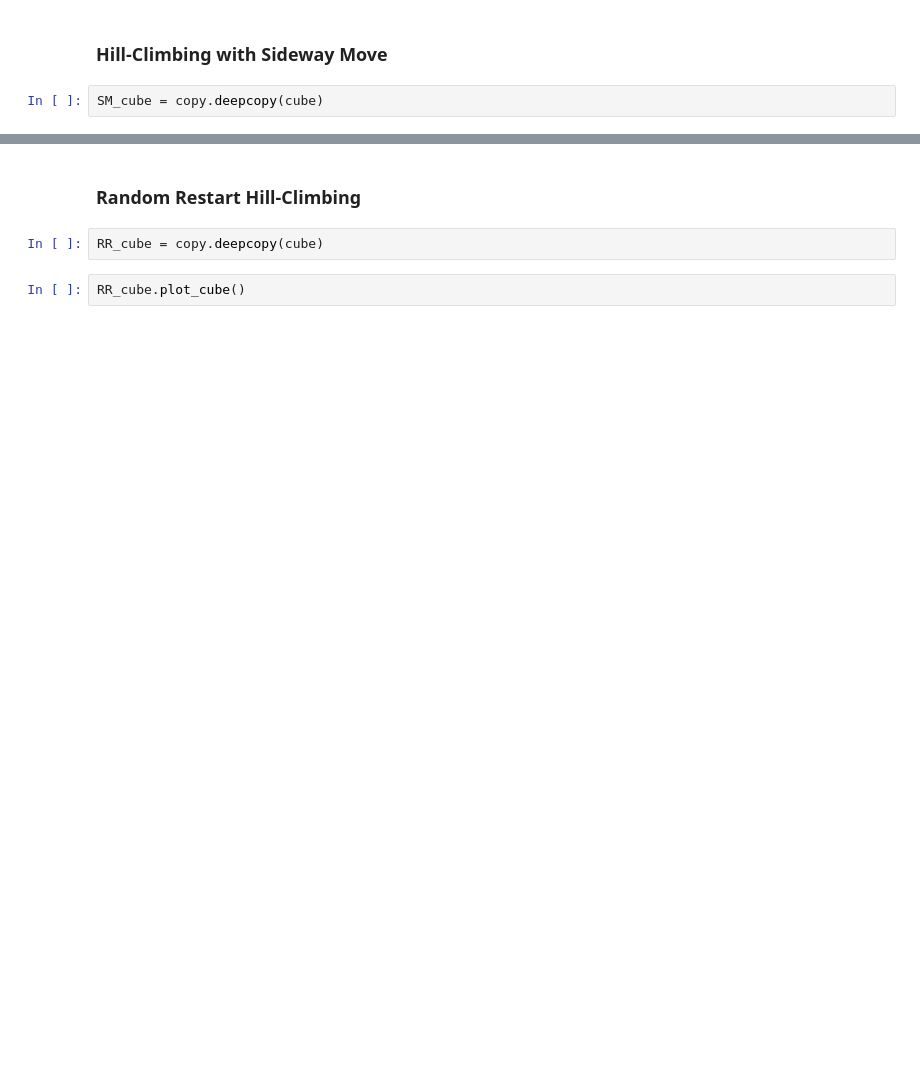
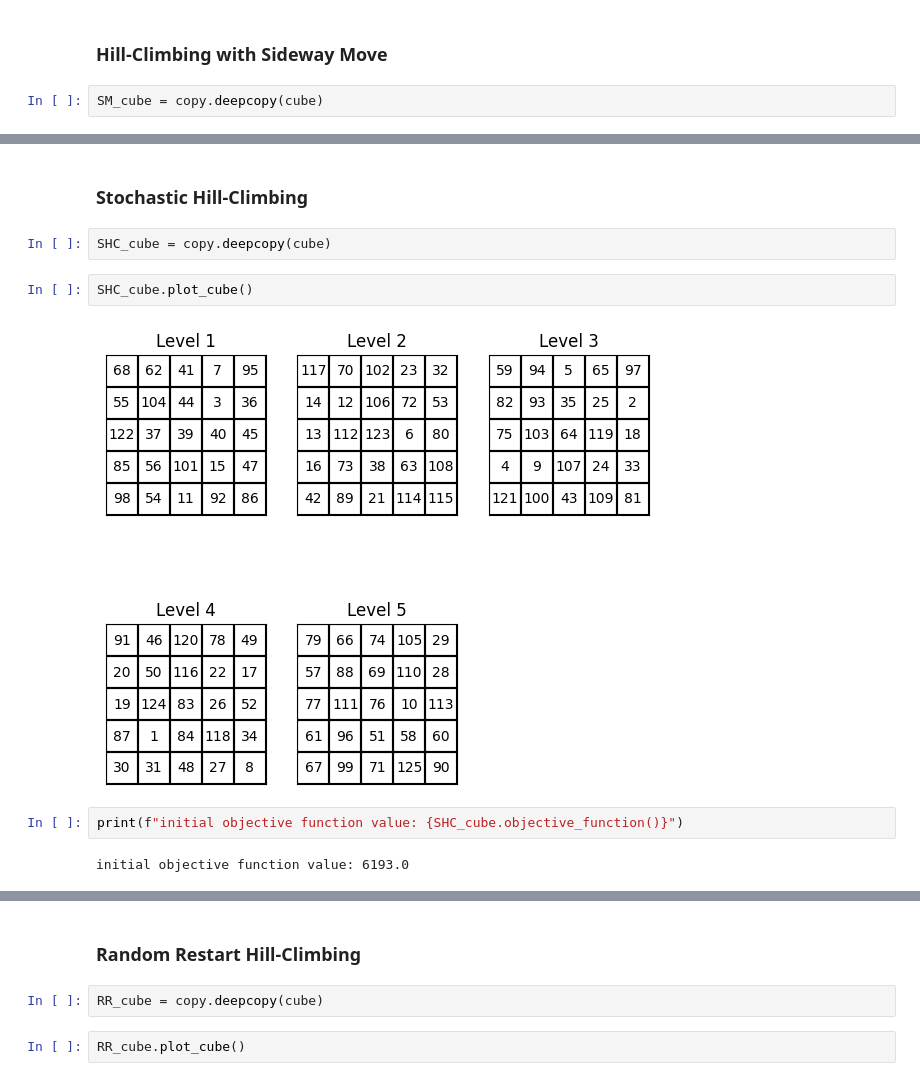
Before and after one commit to marcellinow/diagonal-magic-cube, a Jupyter notebook: main.ipynb, the cells around one changed output, grey strips where cells are left out. Cells and saved outputs as stored; diff of their text form; blank space fills up the shorter version.

Commit message:
Stochastic Hill Climb

```diff
--- a/main.ipynb
+++ b/main.ipynb
@@ -175,0 +199,12 @@ sideway.hist_plot()
+# %% [markdown]
+### Stochastic Hill-Climbing
+# %%
+SHC_cube = copy.deepcopy(cube)
+# %%
+SHC_cube.plot_cube()
+# %% [output]
+[figure, added]
+# %%
+print(f"initial objective function value: {SHC_cube.objective_function()}")
+# %% [output]
+initial objective function value: 6193.0
```
Also changed, not shown: parts of 29 cells of this notebook, 1 other file.
